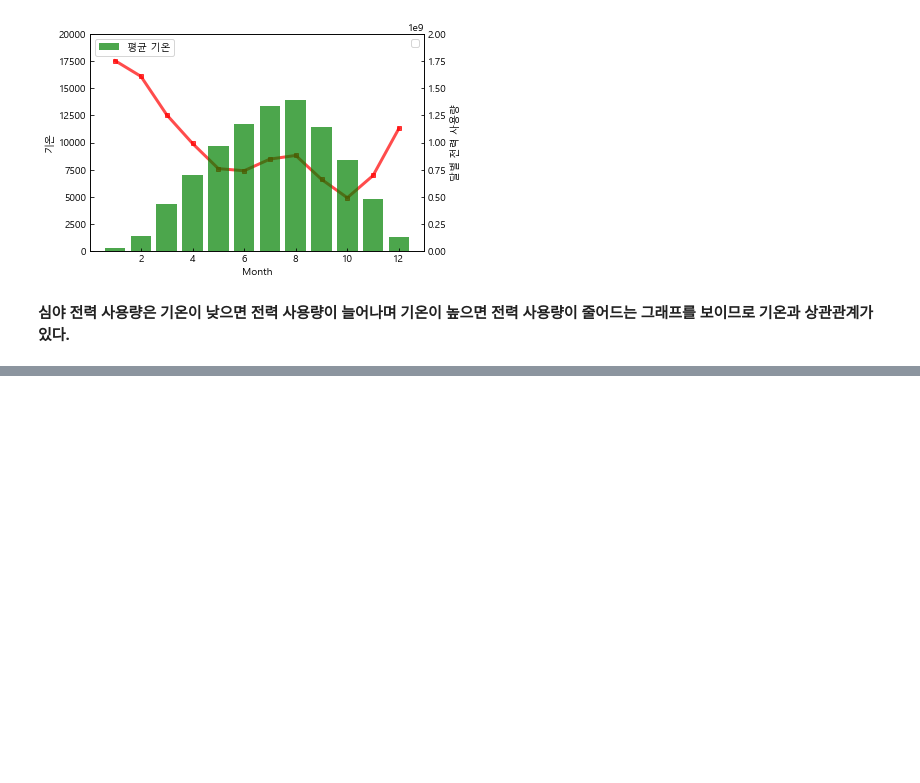
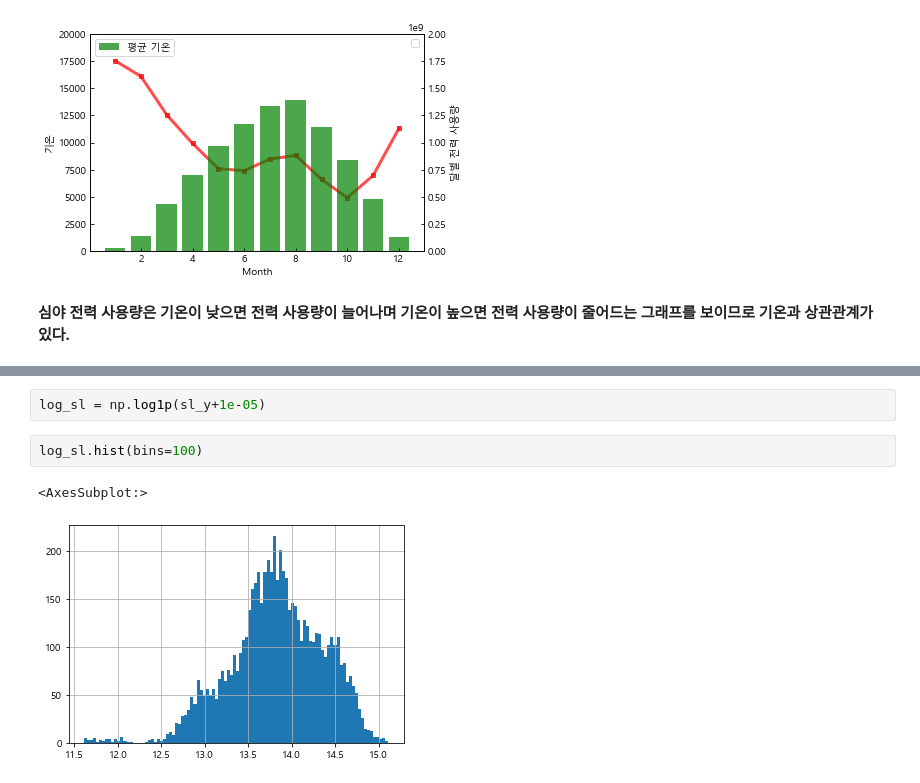
Before and after one commit to gyocheol/MachinLearning_project, a Jupyter notebook: 가로등과 심야 시각화.ipynb, the cells around one changed output, grey strips where cells are left out. Cells and saved outputs as stored; diff of their text form; blank space fills up the shorter version.

```diff
--- a/가로등과 심야 시각화.ipynb
+++ b/가로등과 심야 시각화.ipynb
@@ -584,0 +594,7 @@ No handles with labels found to put in legend.
+# %%
+log_sl = np.log1p(sl_y+1e-05)
+# %%
+log_sl.hist(bins=100)
+# %% [output]
+<AxesSubplot:>
+[figure, added]
```
Also changed, not shown: parts of 9 cells of this notebook, 2 other files.
